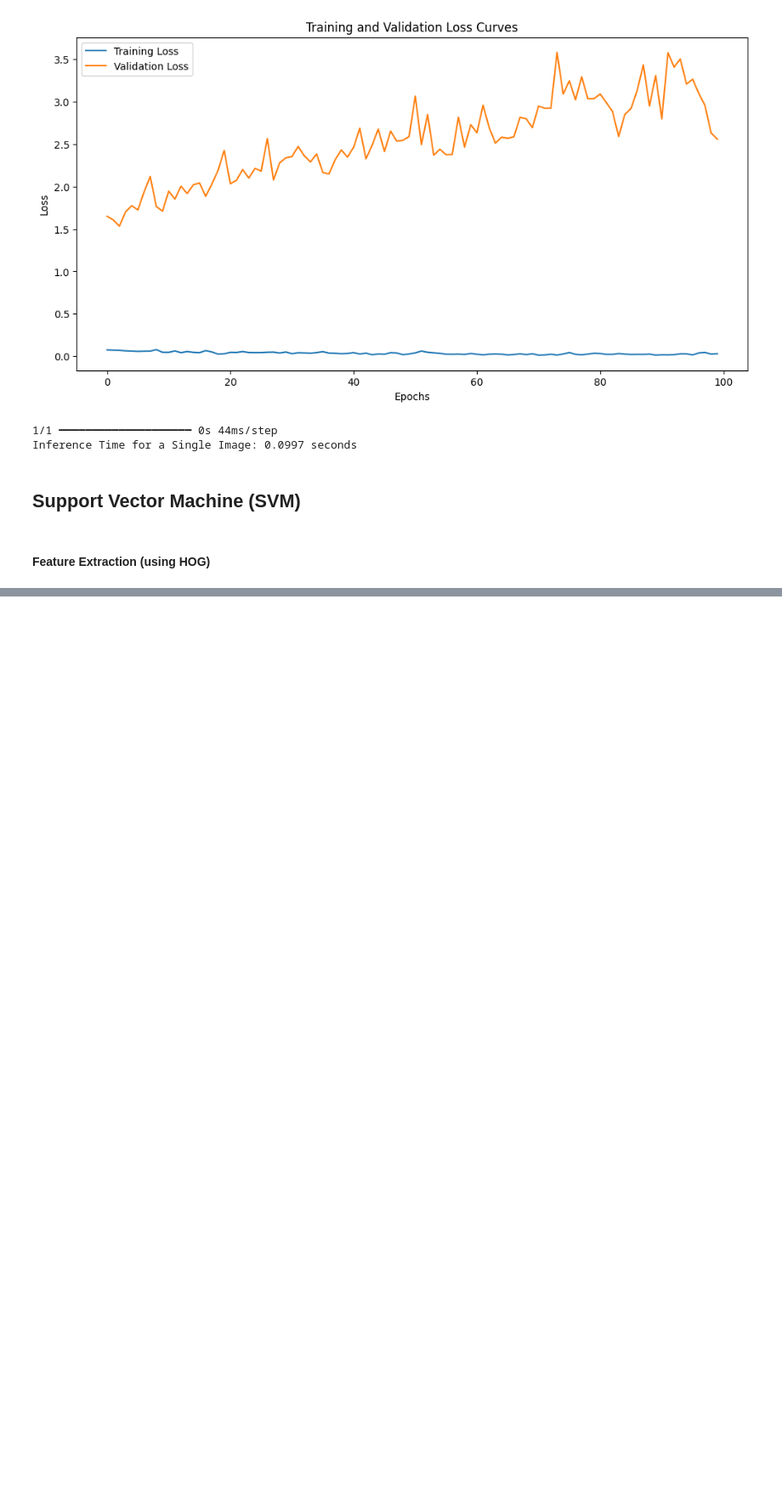
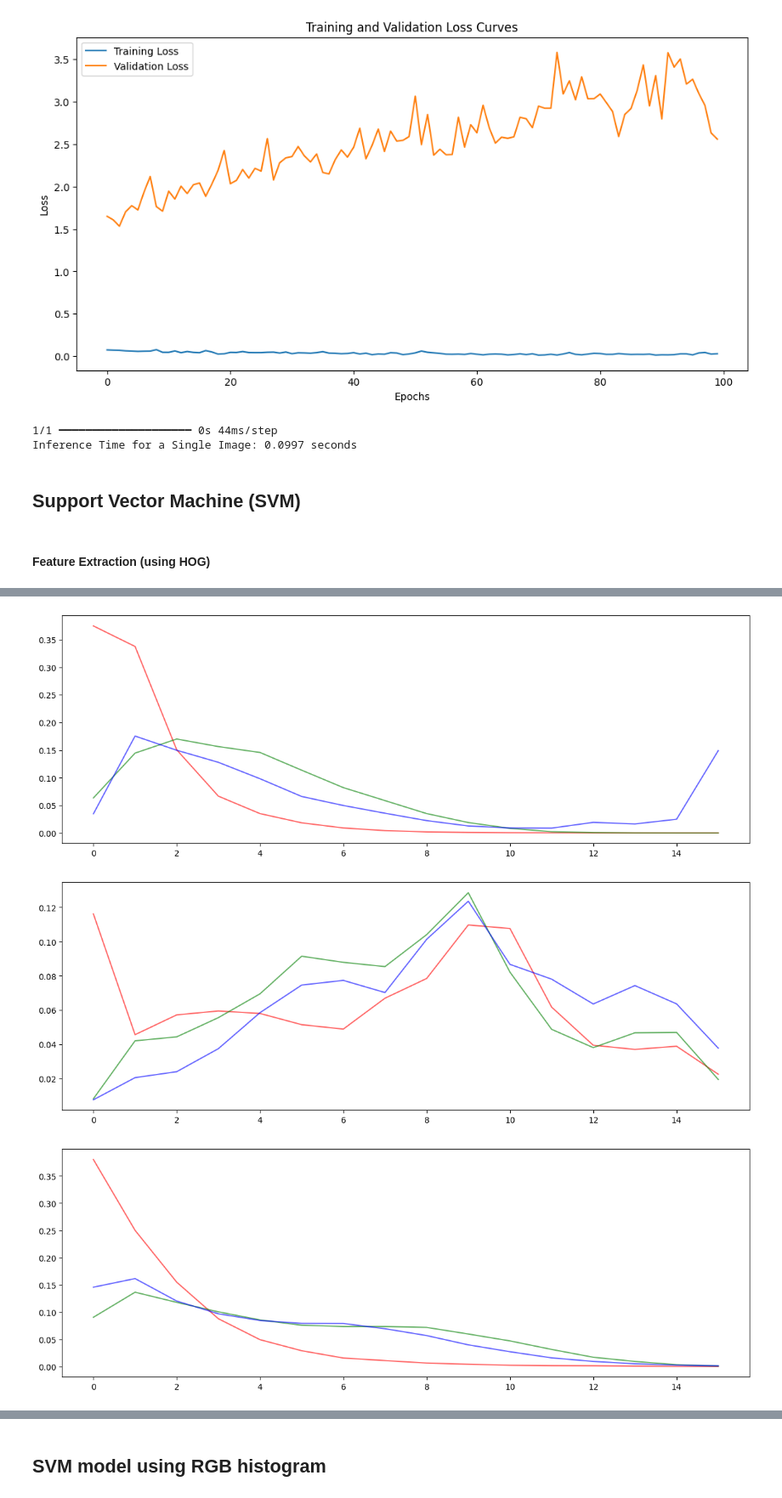
Before and after one commit to 1211307539/Flower-Classification, a Jupyter notebook: flower.ipynb, the cells around one changed output, grey strips where cells are left out. Shown at 85% size. Saved outputs shown, nothing was run; the diff lists cells and outputs as text; code cells hidden in the pictures; blank space fills up the shorter version.

```diff
--- a/flower.ipynb
+++ b/flower.ipynb
@@ -496,0 +504,61 @@ import joblib
+# %%
+import cv2
+import matplotlib.pyplot as plt
+import os
+
+# Function to extract RGB histograms
+def extract_rgb_histogram(image, bins=16):
+    # Split the image into its R, G, B channels
+    (r, g, b) = cv2.split(image)
+
+    # Compute the histogram for each channel (Red, Green, Blue)
+    hist_r = cv2.calcHist([r], [0], None, [bins], [0, 256])  # Red channel
+    hist_g = cv2.calcHist([g], [0], None, [bins], [0, 256])  # Green channel
+    hist_b = cv2.calcHist([b], [0], None, [bins], [0, 256])  # Blue channel
+
+    # Normalize the histograms
+    hist_r /= hist_r.sum()
+    hist_g /= hist_g.sum()
+    hist_b /= hist_b.sum()
+
+    # Return the individual histograms (Red, Green, and Blue)
+    return hist_r, hist_g, hist_b
+
+# Function to visualize the RGB histogram
+def visualize_rgb_histogram(image, flower_name):
+    # Extract histograms
+    hist_r, hist_g, hist_b = extract_rgb_histogram(image)
+
+    # Plot the histograms for Red, Green, and Blue channels
+    plt.figure(figsize=(15, 5))
+
+
+    plt.plot(hist_r, color='r', label='Hue', alpha=0.6)
+    plt.plot(hist_g, color='g', label='Saturation', alpha=0.6)
+    plt.plot(hist_b, color='b', label='Value', alpha=0.6)
+
+    # Show the plots
+    plt.show()
+
+# Define the path to the 'flowers' directory
+flowers_dir = "/content/Flower-Classification/flowers"
+
+# List of flower species
+flower_species = ["rose", "daisy", "tulip", "sunflower", "dandelion"]
+
+# Iterate over each flower species
+for species in flower_species:
+    # Get the first image file for the species (assuming there are images in the folder)
+    species_folder = os.path.join(flowers_dir, species)
+    image_file = os.listdir(species_folder)[0]  # Take the first image
+    image_path = os.path.join(species_folder, image_file)
+
+    # Read the image
+    image = cv2.imread(image_path)
+
+    # Visualize the RGB color histogram for the image
+    visualize_rgb_histogram(image, species)
+# %% [output]
+[figure, added]
+[figure, added]
+[figure, added]
@@ -496,0 +567,2 @@ import joblib
+# %% [markdown]
+## SVM model using RGB histogram
```
Also changed, not shown: parts of 48 cells of this notebook.
